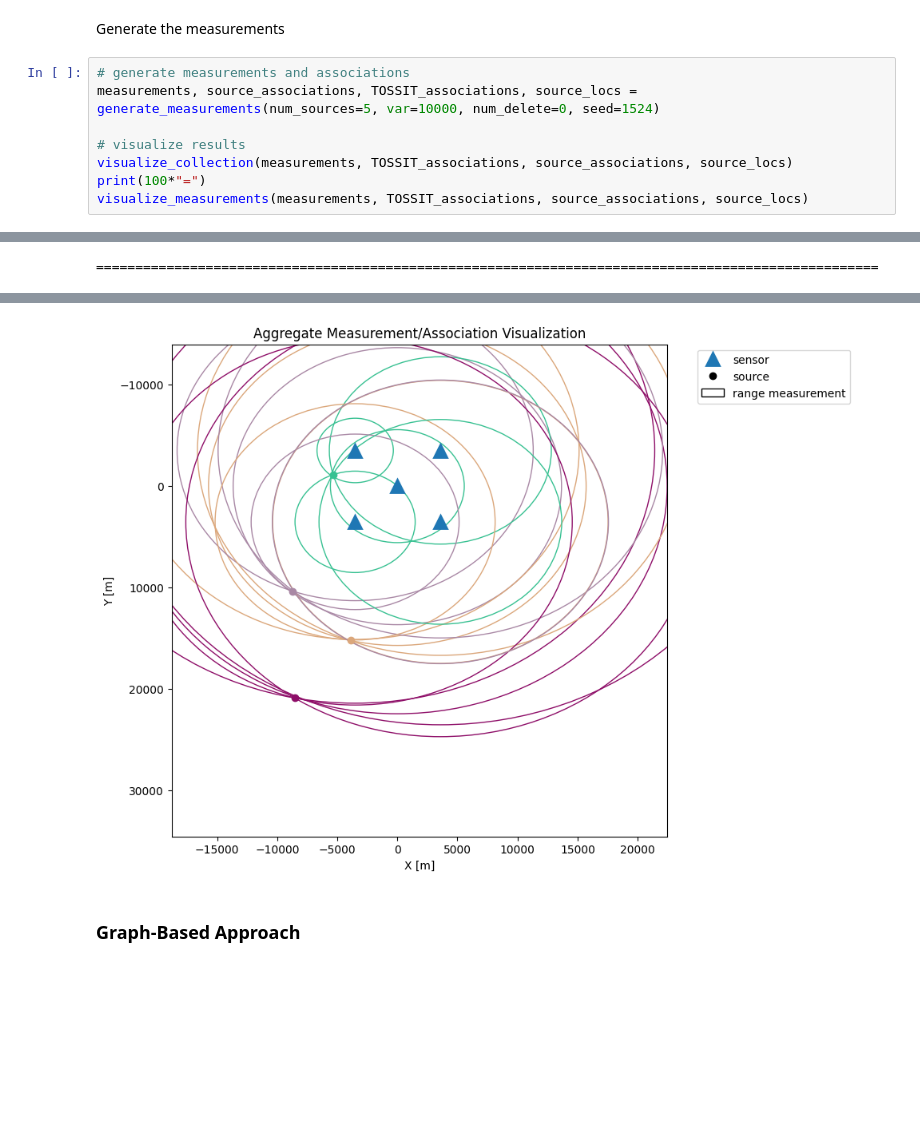
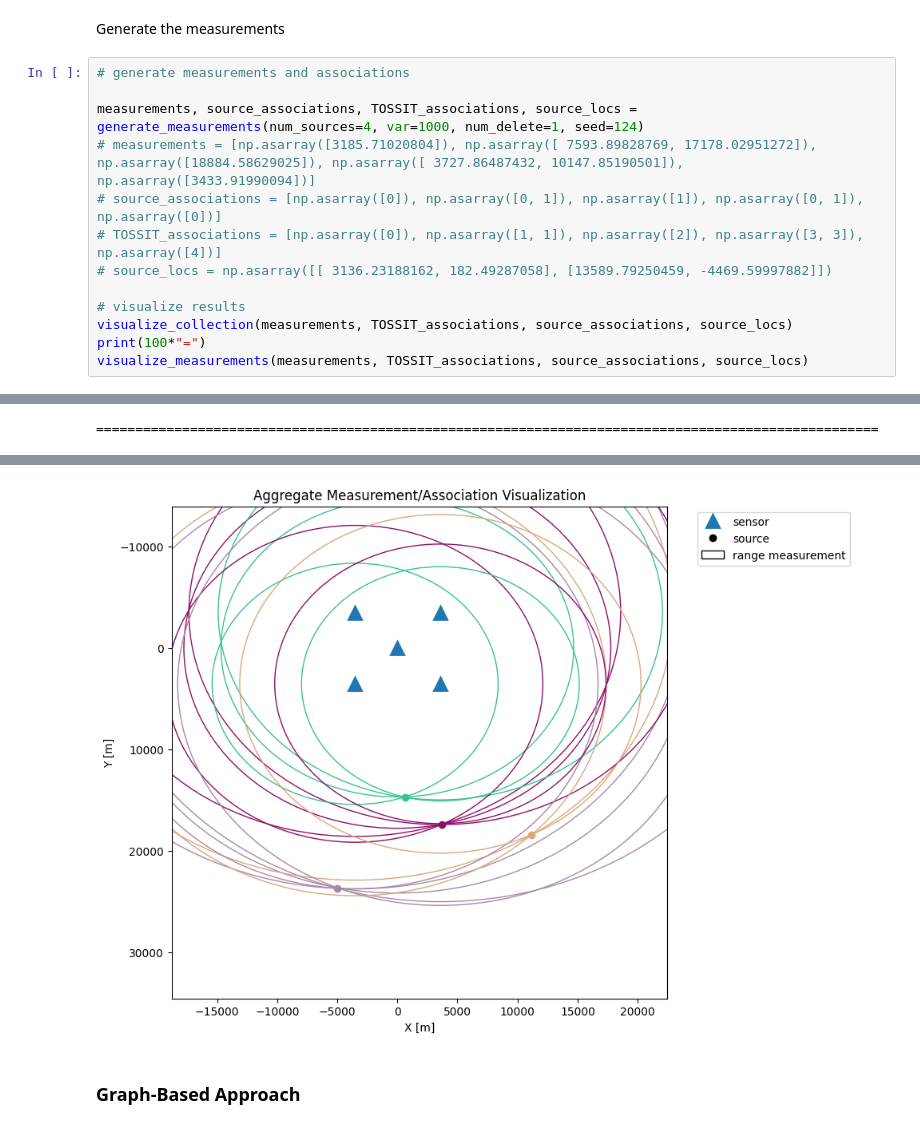
Before and after one commit to whoi-mars/Whale-Gunshot-Localization, a Jupyter notebook: associate_and_localize/algorithm_sandbox.ipynb, the cells around one changed output, grey strips where cells are left out. Cells and saved outputs as stored; diff of their text form; blank space fills up the shorter version.

```diff
--- a/associate_and_localize/algorithm_sandbox.ipynb
+++ b/associate_and_localize/algorithm_sandbox.ipynb
@@ -250,7 +250,12 @@ def visualize_measurements(measurements, TOSSIT_associations, source_association
 Generate the measurements
 # %%
 # generate measurements and associations
-measurements, source_associations, TOSSIT_associations, source_locs = generate_measurements(num_sources=5, var=10000, num_delete=0, seed=1524)
+
+measurements, source_associations, TOSSIT_associations, source_locs = generate_measurements(num_sources=4, var=1000, num_delete=1, seed=124)
+# measurements = [np.asarray([3185.71020804]), np.asarray([ 7593.89828769, 17178.02951272]), np.asarray([18884.58629025]), np.asarray([ 3727.86487432, 10147.85190501]), np.asarray([3433.91990094])]
+# source_associations = [np.asarray([0]), np.asarray([0, 1]), np.asarray([1]), np.asarray([0, 1]), np.asarray([0])]
+# TOSSIT_associations = [np.asarray([0]), np.asarray([1, 1]), np.asarray([2]), np.asarray([3, 3]), np.asarray([4])]
+# source_locs = np.asarray([[ 3136.23188162, 182.49287058], [13589.79250459, -4469.59997882]])
 
 # visualize results
 visualize_collection(measurements, TOSSIT_associations, source_associations, source_locs)
@@ -263,2 +268,2 @@ visualize_measurements(measurements, TOSSIT_associations, source_associations, s
-[figure, old version]
+[figure, new version]
 # %% [markdown]
```
Also changed, not shown: parts of 10 cells of this notebook.
